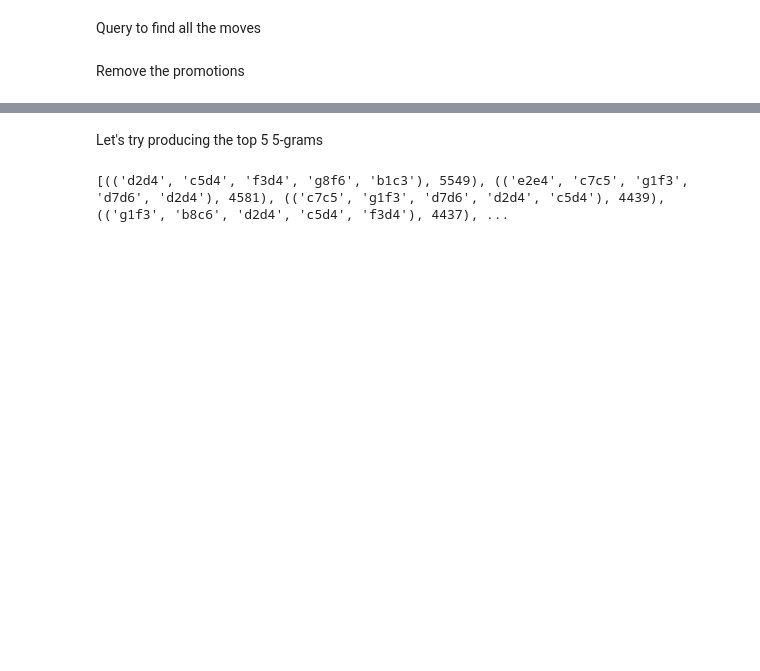
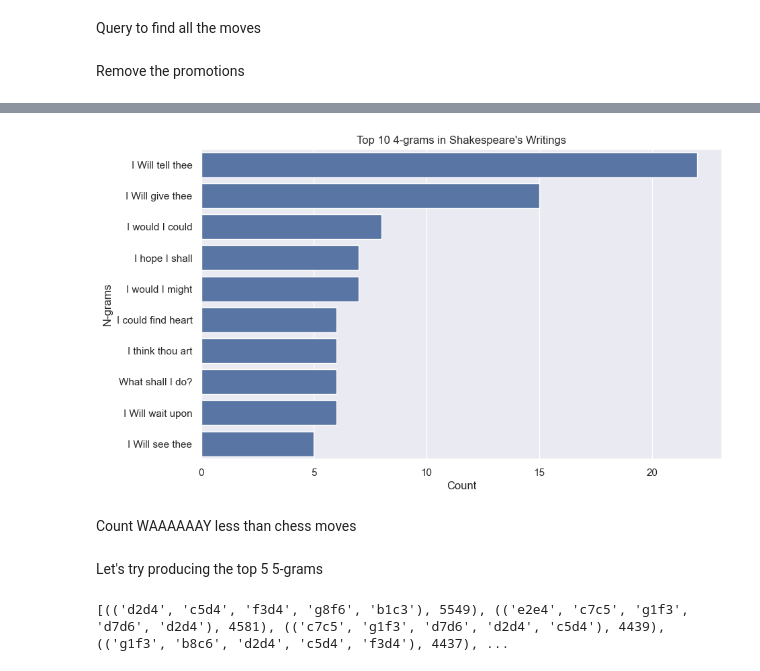
Before and after one commit to NLP-Project-PoliMi-2025/NLP-Project, a Jupyter notebook: N-grams.ipynb, the cells around one changed output, grey strips where cells are left out. Drawn from its saved outputs; the diff is of its cells as text; code cells hidden in the pictures; blank space fills up the shorter version.

Commit message:
feat: add ngrams for shakespear

```diff
--- a/N-grams.ipynb
+++ b/N-grams.ipynb
@@ -29,3 +29,17 @@ def most_common_ngrams(moves: List[str], n: int, top_k: int = 10) -> List[Tuple[
     ngrams = (tuple(moves[i:i+n]) for i in range(len(moves) - n + 1))
     counter = Counter(ngrams)
     return counter.most_common(top_k)
+# %%
+import os
+# load  all the writings from shakespeare
+path = "data/shakespearWritings"
+doc = ""
+for filename in os.listdir(path):
+    if filename.endswith(".txt"):
+        with open(os.path.join(path, filename), "r") as file:
+            doc += file.read() + " "
+# %%
+import nltk
+nltk.download('stopwords')
+shakespearWritings = doc.split()
+shakespearWritings = [w for w in shakespearWritings if w not in stopwords.words('english')]
@@ -32,3 +50,22 @@ def most_common_ngrams(moves: List[str], n: int, top_k: int = 10) -> List[Tuple[
+# %%
+top_ngrams_shakespear = most_common_ngrams(shakespearWritings, 4, 10)
+# %%
+# plot the top 10 ngrams
+def plot_top_ngrams(ngrams: List[Tuple[Tuple[str], int]], title: str):
+    ngram_labels = [' '.join(ngram) for ngram, _ in ngrams]
+    counts = [count for _, count in ngrams]
+
+    plt.figure(figsize=(10, 6))
+    sns.barplot(x=counts, y=ngram_labels)
+    plt.title(title)
+    plt.xlabel('Count')
+    plt.ylabel('N-grams')
+    plt.show()
+plot_top_ngrams(top_ngrams_shakespear, "Top 10 4-grams in Shakespeare's Writings")
+# %% [output]
+[figure, added]
+# %% [markdown]
+Count WAAAAAAY less than chess moves
 # %% [markdown]
 Let's try producing the top 5 5-grams
 # %%
```
Also changed, not shown: parts of 1 cell of this notebook, 1 other file.
